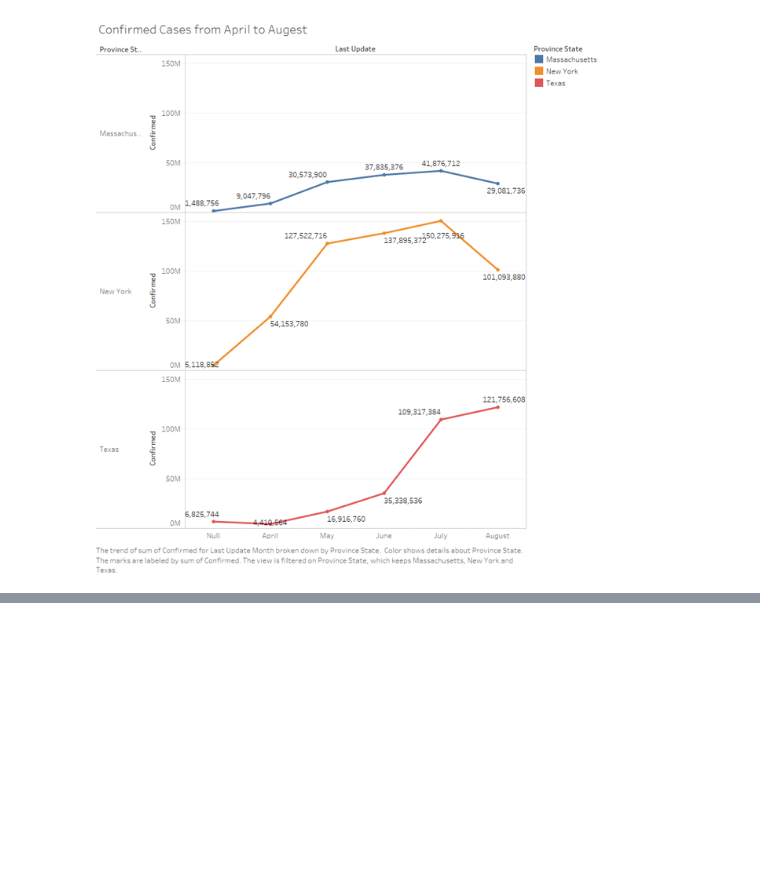
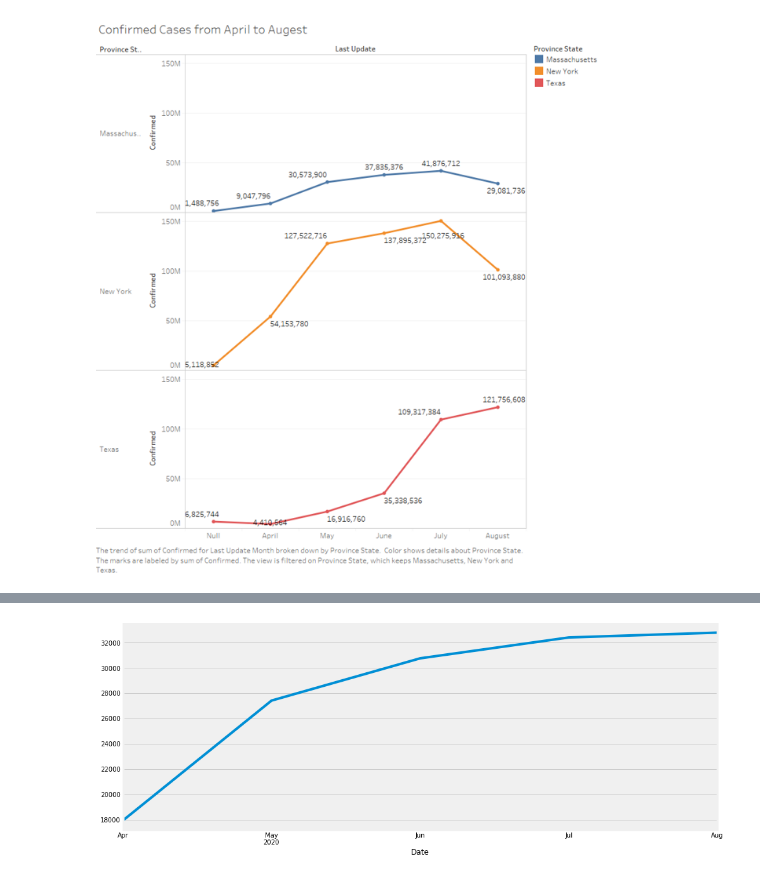
Before and after one commit to corey-brennan/corona-analysis, a Jupyter notebook: COVID Project.ipynb, the cells around one changed output, grey strips where cells are left out. Cells and saved outputs as stored; diff of their text form; code cells hidden in the pictures; blank space fills up the shorter version.

```diff
--- a/COVID Project.ipynb
+++ b/COVID Project.ipynb
@@ -99,0 +116,3 @@ NY.plot(x = "date", y = "Confirmed")
+# %%
+ny_df["death_rate"] = ny_df["Deaths"]/ny_df["Confirmed"]
+ny_df
@@ -99,0 +139,7 @@ NY.plot(x = "date", y = "Confirmed")
+# %%
+# death plot
+ny_death = ny_df['Deaths'].resample('MS').mean()
+ny_death.plot(figsize=(15, 6))
+plt.show()
+# %% [output]
+[figure, added]
```
Also changed, not shown: parts of 13 cells of this notebook.
